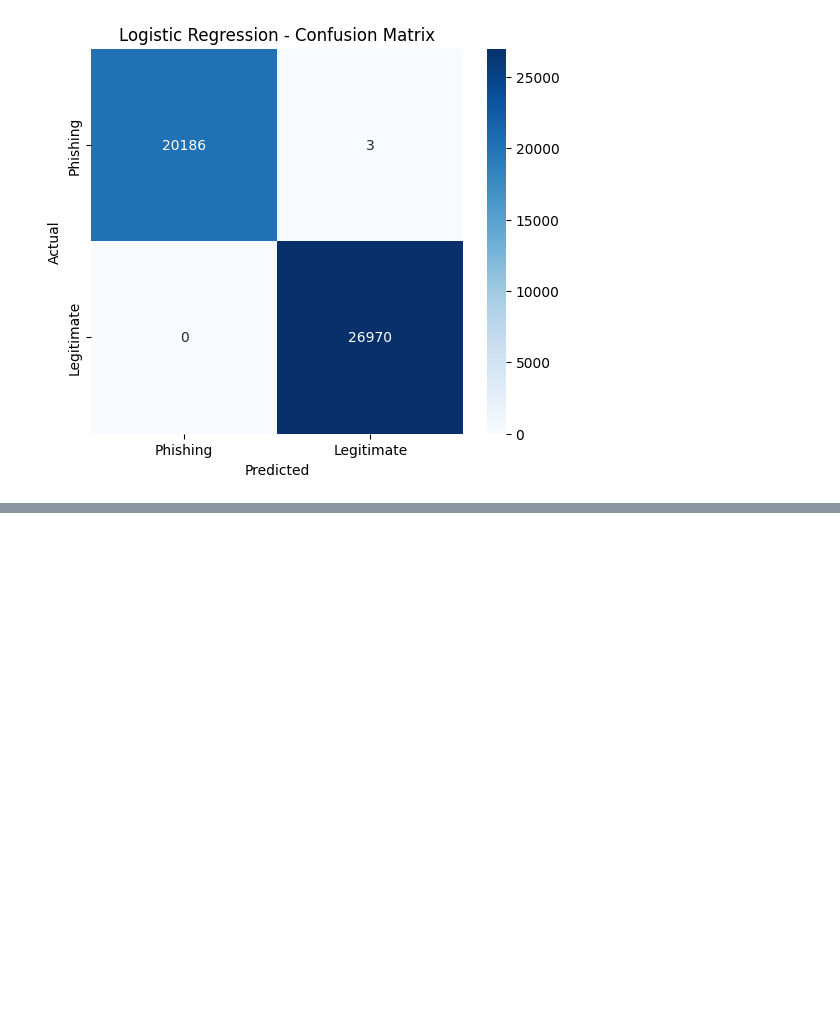
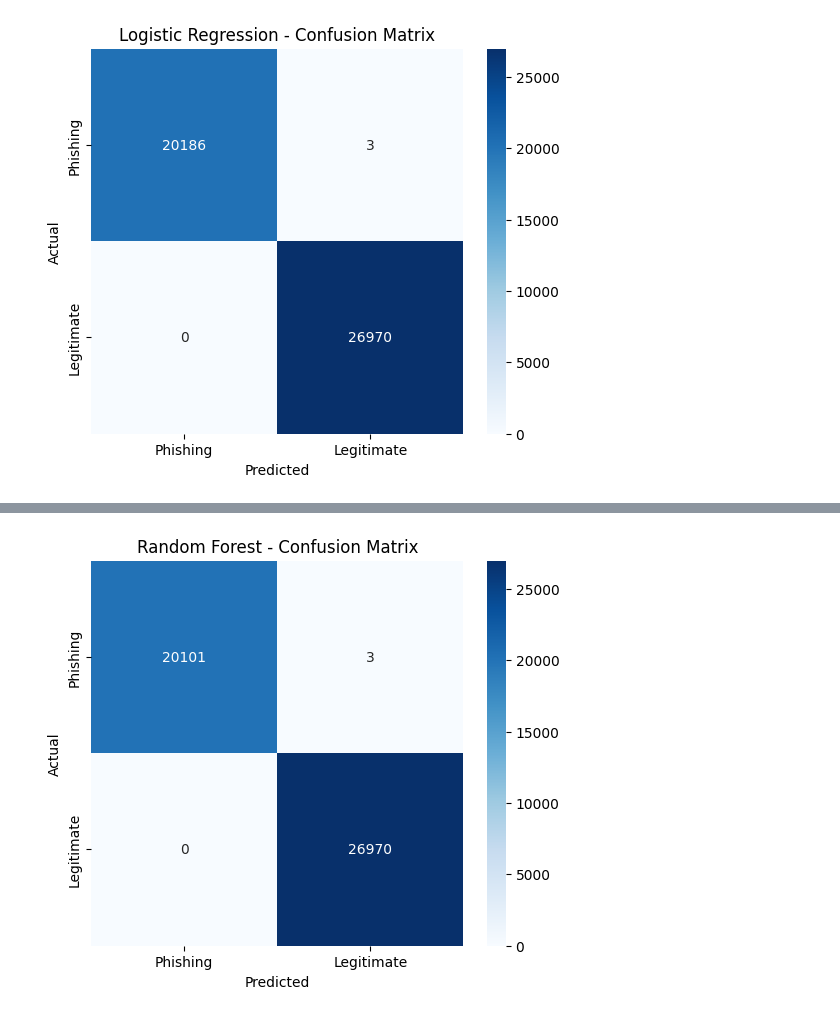
Before and after one commit to Aditya1112006/Phishing-Website-Detector, a Jupyter notebook: notebooks/01_dataset_exploration.ipynb, the cells around one changed output, grey strips where cells are left out. Saved outputs shown, nothing was run; the diff lists cells and outputs as text; code cells hidden in the pictures; blank space fills up the shorter version.

```diff
--- a/notebooks/01_dataset_exploration.ipynb
+++ b/notebooks/01_dataset_exploration.ipynb
@@ -595,0 +677,7 @@ plt.show()
+# %%
+# Remove the suspiciously predictive feature
+df_clean = df_clean.drop(columns=["URLSimilarityIndex"])
+
+print("Shape after removing URLSimilarityIndex:", df_clean.shape)
+print("URLSimilarityIndex present:",
+      "URLSimilarityIndex" in df_clean.columns)
@@ -595,0 +1041,15 @@ plt.show()
+# %%
+from sklearn.ensemble import RandomForestClassifier
+
+model_rf = RandomForestClassifier(
+    n_estimators=100,
+    random_state=42,
+    n_jobs=-1
+)
+
+model_rf.fit(
+    X_train_num_clean,
+    y_train_clean
+)
+
+print("Random Forest model trained successfully!")
@@ -595,0 +1058,5 @@ plt.show()
+# %%
+y_pred_rf = model_rf.predict(X_test_num_clean)
+
+print("Predictions completed!")
+print("Number of predictions:", len(y_pred_rf))
@@ -595,0 +1127,20 @@ plt.show()
+# %%
+cm_rf = confusion_matrix(y_test_clean, y_pred_rf)
+
+plt.figure(figsize=(6, 5))
+
+sns.heatmap(
+    cm_rf,
+    annot=True,
+    fmt="d",
+    cmap="Blues",
+    xticklabels=["Phishing", "Legitimate"],
+    yticklabels=["Phishing", "Legitimate"]
+)
+
+plt.xlabel("Predicted")
+plt.ylabel("Actual")
+plt.title("Random Forest - Confusion Matrix")
+plt.show()
+# %% [output]
+[figure, added]
```
Also changed, not shown: parts of 46 cells of this notebook.
